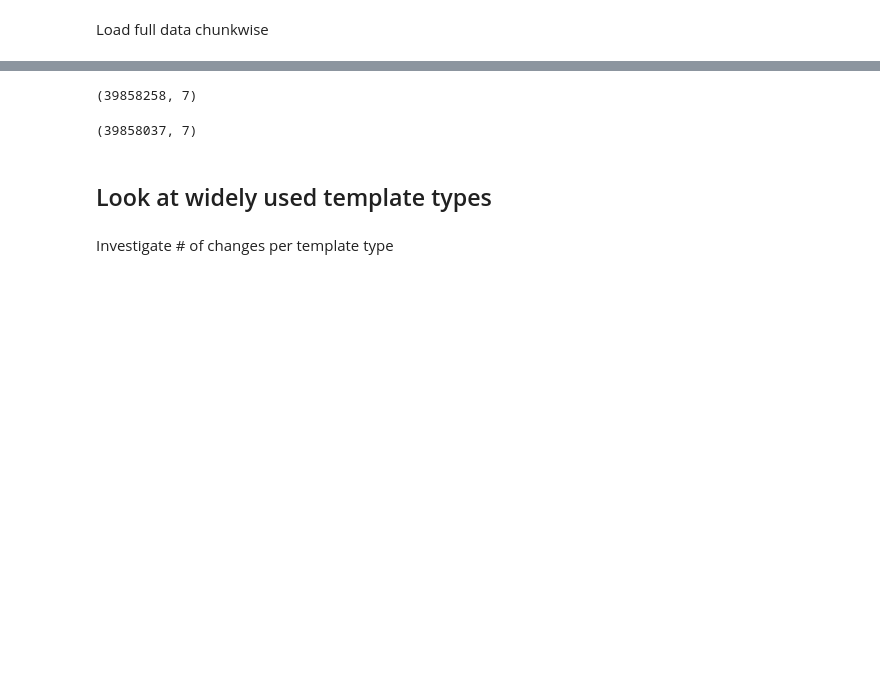
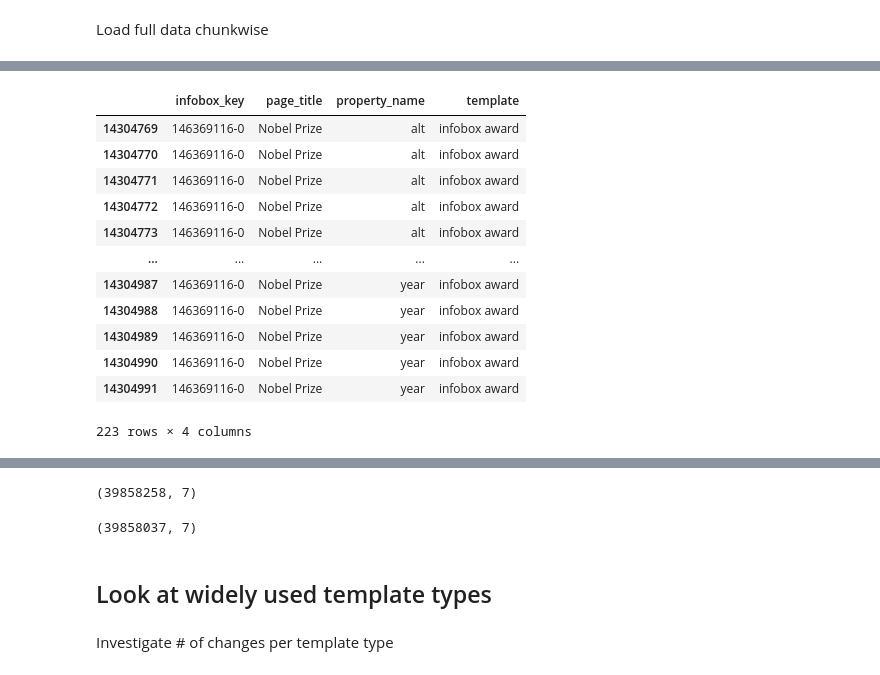
Before and after one commit to HPI-Information-Systems/wikipedia_cleanup, a Jupyter notebook: data_exploration/Full_data_exploration.ipynb, the cells around one changed output, grey strips where cells are left out. Drawn from its saved outputs; the diff is of its cells as text; code cells hidden in the pictures; blank space fills up the shorter version.

```diff
--- a/data_exploration/Full_data_exploration.ipynb
+++ b/data_exploration/Full_data_exploration.ipynb
@@ -18,5 +18,5 @@ limit_memory(84000000000)
 # Enable Code Completion
 %config Completer.use_jedi = False
 # %%
-data = get_data('../../custom-format-default-filtered/', n_jobs=16, filters=[OnlyUpdatesDataFilter(), KeepAttributesDataFilter(['infobox_key', 'page_title', 'property_name', 'template',\
-                                                                                                     'previous_value', 'current_value', 'value_valid_from'])])
+data = get_data('../../custom-format-default-filtered/', n_jobs=0, filters=[OnlyUpdatesDataFilter(), KeepAttributesDataFilter(['infobox_key', 'page_title', 'property_name', 'template'])])#,\
+                                                                                                     #'previous_value', 'current_value', 'value_valid_from'])])
@@ -22,0 +38,16 @@ data = get_data('../../custom-format-default-filtered/', n_jobs=16, filters=[Onl
+# %%
+data[data['page_title']=='Nobel Prize']
+# %% [output]
+|  | infobox_key | page_title | property_name | template |
+| 14304769 | 146369116-0 | Nobel Prize | alt | infobox award |
+| 14304770 | 146369116-0 | Nobel Prize | alt | infobox award |
+| 14304771 | 146369116-0 | Nobel Prize | alt | infobox award |
+| 14304772 | 146369116-0 | Nobel Prize | alt | infobox award |
+| 14304773 | 146369116-0 | Nobel Prize | alt | infobox award |
+| ... | ... | ... | ... | ... |
+| 14304987 | 146369116-0 | Nobel Prize | year | infobox award |
+| 14304988 | 146369116-0 | Nobel Prize | year | infobox award |
+| 14304989 | 146369116-0 | Nobel Prize | year | infobox award |
+| 14304990 | 146369116-0 | Nobel Prize | year | infobox award |
+| 14304991 | 146369116-0 | Nobel Prize | year | infobox award |
+223 rows × 4 columns
```
Also changed, not shown: parts of 2 cells of this notebook, 2 other files.
